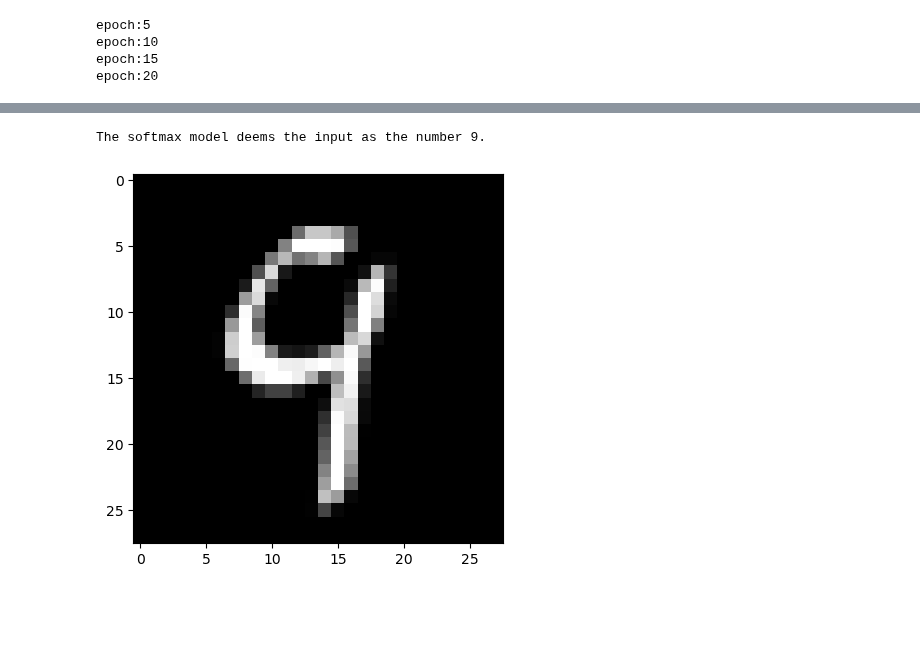
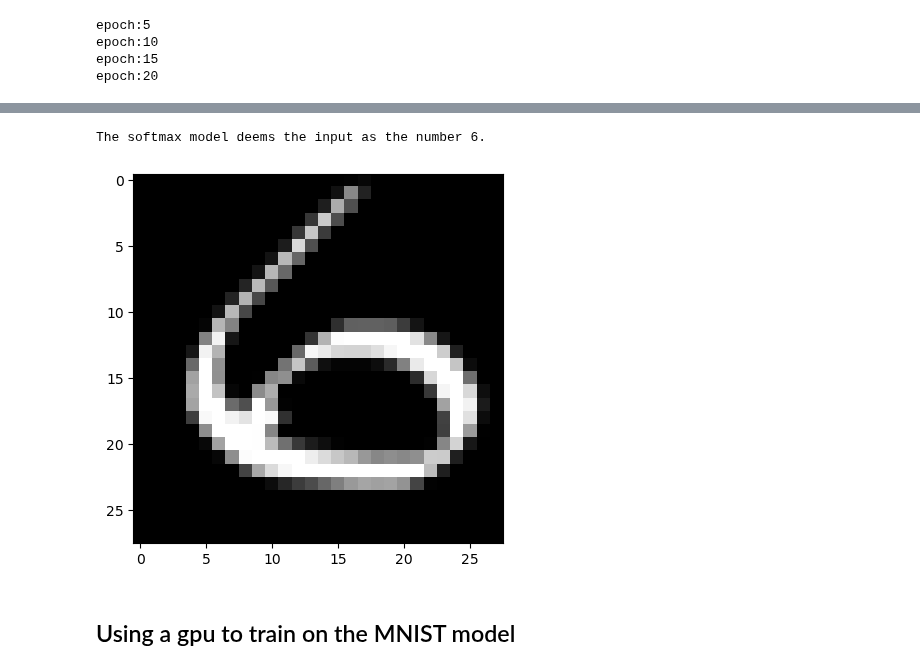
Before and after one commit to LinusLach/Blog, a Jupyter notebook: posts/post-with-code/Pytorch/Intro_Classification_NN.ipynb, the cells around one changed output, grey strips where cells are left out. Saved outputs shown, nothing was run; the diff lists cells and outputs as text; code cells hidden in the pictures; blank space fills up the shorter version.

```diff
--- a/posts/post-with-code/Pytorch/Intro_Classification_NN.ipynb
+++ b/posts/post-with-code/Pytorch/Intro_Classification_NN.ipynb
@@ -853,0 +867,5 @@ Wall time: 2min 35s
+# %%
+path_NN_ReLu_deep = 'C:/Users/Rick/Documents/Blog/posts/post-with-code/Pytorch/model_states/model_NN_ReLu_deep.pth'
+#state_NN_ReLu_deep = model_NN_ReLu_deep.state_dict()
+#torch.save(state_NN_ReLu_deep,path_NN_ReLu_deep)
+model_NN_ReLu_deep.load_state_dict(torch.load(path_NN_ReLu_deep))
@@ -871,11 +891,13 @@ plt.title("Accuracy: {0:.4f}, Loss:{1:.4f}".format(ACC_NN_ReLU[-1],LOSS_NN_ReLu[
 # %%
 inp = PIL.Image.open('user_input.jpg')
-inp = PIL.Image.open('9.jpg')
+#inp = PIL.Image.open('9.jpg')
 pic_arr =  torch.tensor(np.asarray(inp.resize((28,28)))).type(torch.float)
 plt.imshow(pic_arr, cmap = 'gray')
 res = model_NN_ReLu_deep(pic_arr.reshape(-1,28**2))
 _, yhat = torch.max(res,1)
 print("The softmax model deems the input as the number {}.".format(yhat.numpy()[0]))
 # %% [output]
-The softmax model deems the input as the number 9.
+The softmax model deems the input as the number 6.
-[figure, old version]
+[figure, new version]
+# %% [markdown]
+## Using a gpu to train on the MNIST model
```
Also changed, not shown: parts of 32 cells of this notebook, 8 other files.
